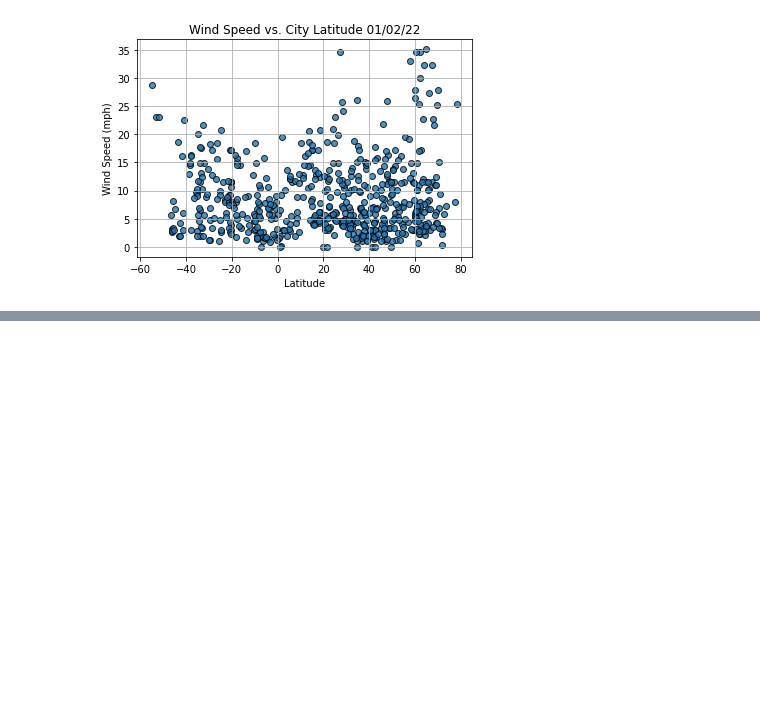
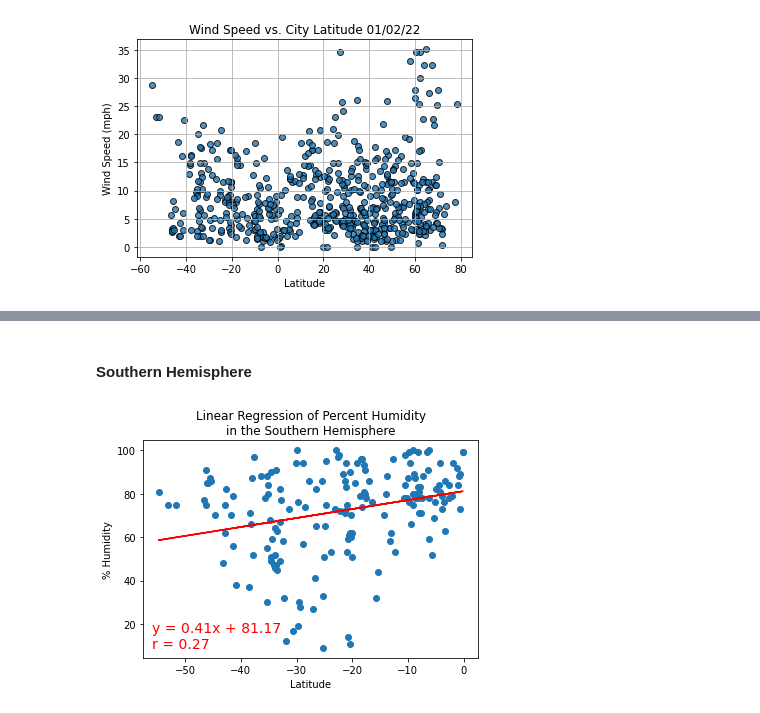
Before and after one commit to cdpeters/weather-and-map-apis-python, a Jupyter notebook: WeatherPy.ipynb, the cells around one changed output, grey strips where cells are left out. Saved outputs shown, nothing was run; the diff lists cells and outputs as text; code cells hidden in the pictures; blank space fills up the shorter version.

```diff
--- a/WeatherPy.ipynb
+++ b/WeatherPy.ipynb
@@ -253,0 +369,16 @@ plt.show()
+# %% [markdown]
+#### Southern Hemisphere
+# %%
+# Linear regression on the Southern Hemisphere
+x_values = southern_hemi_df['Lat']
+y_values = southern_hemi_df['Humidity']
+
+plot_linear_regression(
+    x_values,
+    y_values,
+    'Linear Regression of Percent Humidity\nin the Southern Hemisphere',
+    '% Humidity',
+    (-56, 9)
+)
+# %% [output]
+[figure, added]
```
Also changed, not shown: parts of 29 cells of this notebook.
